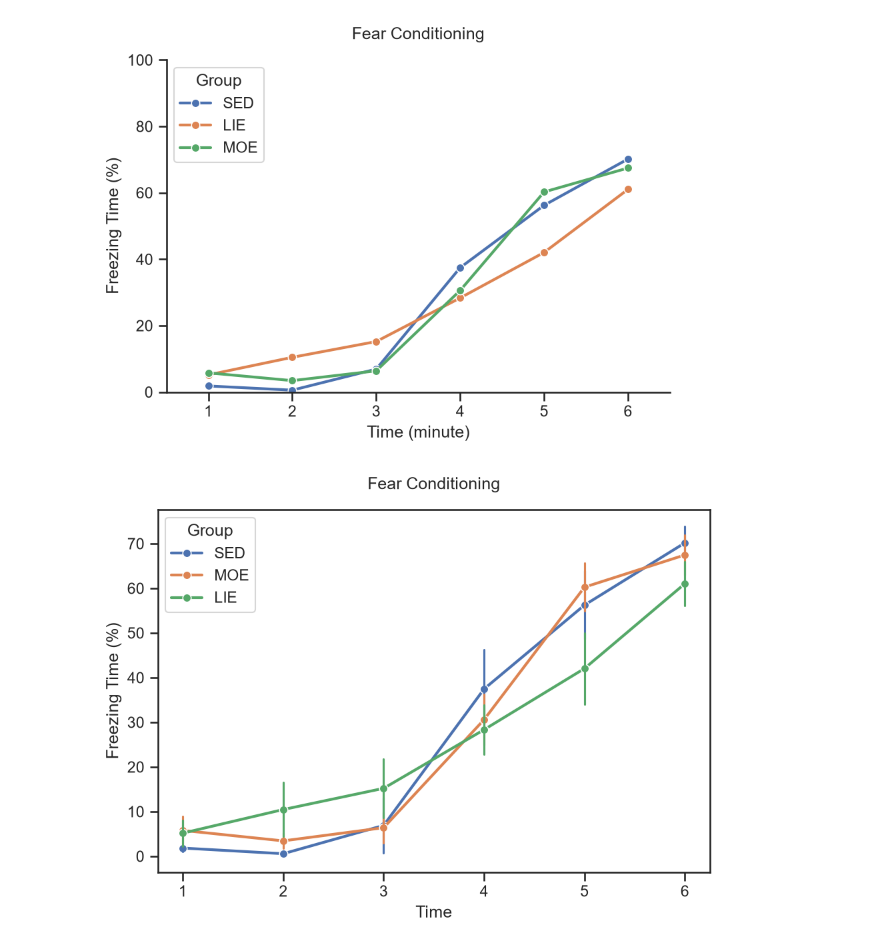
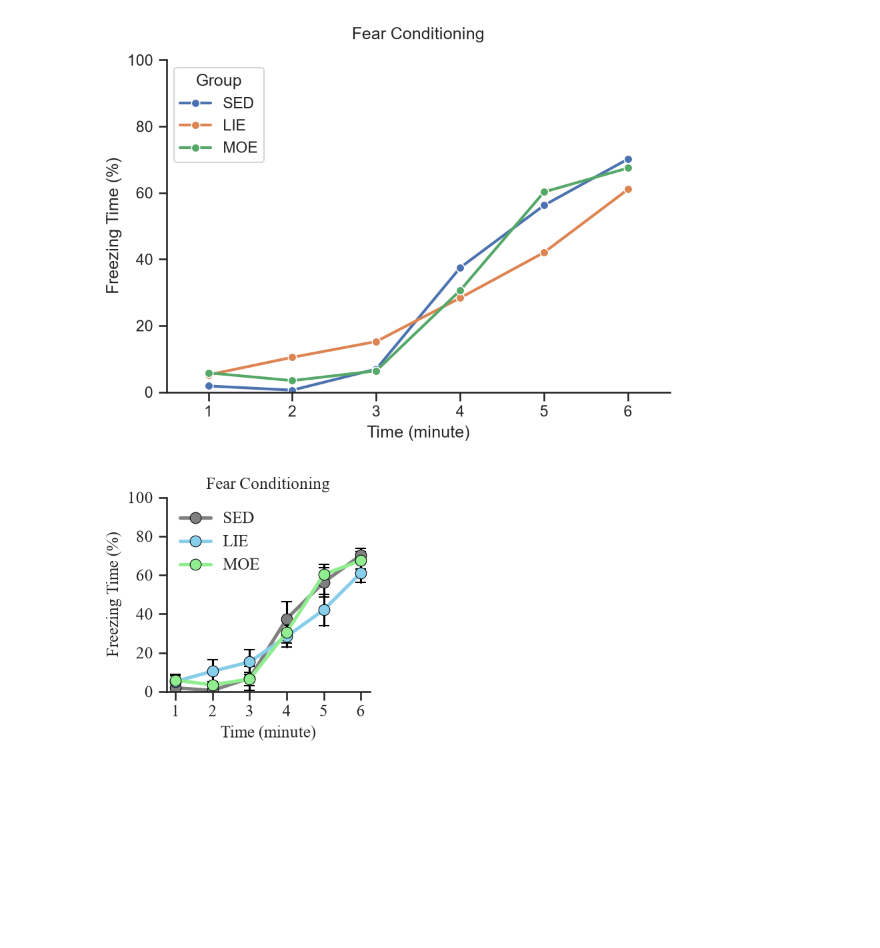
Before and after one commit to RyoShimoda/Python_MSSE_analysis, a Jupyter notebook: scripts/python_test.ipynb, the cells around one changed output. Cells and saved outputs as stored; diff of their text form; code cells hidden in the pictures; blank space fills up the shorter version.

Commit message:
seaborn側のFear Conditioningのグラフを作成。

```diff
--- a/scripts/python_test.ipynb
+++ b/scripts/python_test.ipynb
@@ -174,37 +174,100 @@ plt.show()
 # %% [output]
 [figure]
 # %%
+# seabornを使ったグラフ描画
 # この書き方で事前データを作成する必要はない (seabornのlineplotで自動計算されるため)
+import logging
+from pathlib import Path
+import matplotlib.pyplot as plt
+from matplotlib import font_manager
 import seaborn as sns
-import matplotlib.pyplot as plt
 import pandas as pd
 
-# Group の順番を SED を先頭に固定
-group_order = ["SED"] + [c for c in dataFC["Group"].dropna().unique() if c != "SED"]
+# 保存するディレクトリを作成
+save_dir = Path(r"C:\Users\sryoh\Documents\Python_MSSE_analysis\Results\Plots")
+save_dir.mkdir(parents=True, exist_ok=True)
 
-sns.set_style("ticks")
+# Times New Roman の実ファイルを直接指定
+# font_path = r"C:\Windows\Fonts\times.ttf"
+# fm.fontManager.addfont(font_path)
 
-PlotFC = sns.lineplot(
+# フォント設定
+# plt.rcParams["font.family"] = ["Times New Roman", "DejaVu Serif", "serif"]
+# plt.rcParams["axes.unicode_minus"] = False  # マイナス記号を正しく表示するための設定
+
+# フォントを固定
+font_prop = font_manager.FontProperties(family="Times New Roman")
+
+# 描画順と色
+group_order = ["SED", "LIE", "MOE"]
+palette = {
+    "SED": "gray",
+    "LIE": "skyblue",
+    "MOE": "lightgreen",
+}
+
+sns.set_theme(style="ticks")
+
+fig, ax = plt.subplots(figsize=(3, 3))
+
+sns.lineplot(
     data=dataFC,
     x="Time",
     y="Freezing",
     hue="Group",
     hue_order=group_order,
+    palette=palette,
     estimator="mean",
     errorbar="se",
     marker="o",
-    linewidth=2,
+    markersize=8,
+    linewidth=2.5,
     err_style="bars",
+    err_kws={
+        "ecolor": "black",
+        "elinewidth": 1.5,
+        "capsize": 4,
+        "zorder": 1
+    },
+    markeredgecolor="black",
+    markeredgewidth=.5,
+    ax=ax
 )
 
-plt.xlabel("Time")
-plt.ylabel("Freezing Time (%)")
-plt.title("Fear Conditioning", pad=15)
-plt.legend(title="Group")
+# 軸範囲
+ax.set_ylim(0, 100)
+ax.set_yticks([0, 20, 40, 60, 80, 100])
+# ax.set_xlim(1, 6)
+ax.set_xticks([1, 2, 3, 4, 5, 6])
+
+# ラベル・タイトルとフォントサイズ
+ax.set_title("Fear Conditioning", fontsize=14, fontproperties=font_prop)
+ax.set_xlabel("Time (minute)", fontsize=12, fontproperties=font_prop)
+ax.set_ylabel("Freezing Time (%)", fontsize=12, fontproperties=font_prop)
+
+# 軸目盛りのフォントも強制指定
+ax.tick_params(axis="both", labelsize=12)
+for label in ax.get_xticklabels() + ax.get_yticklabels():
+    label.set_fontproperties(font_prop)
+
+# 凡例: 左上、枠なし、タイトルなし
+legend = ax.legend(title=None, loc="upper left", frameon=False)
+for text in legend.get_texts():
+    text.set_fontproperties(font_prop)
+
+# グラフの枠線を整理して表示
+sns.despine()
 plt.tight_layout()
+
+# 各形式で保存
+plt.savefig(save_dir / "FearConditioning_seaborn.pdf", dpi=300, bbox_inches="tight")
+plt.savefig(save_dir / "FearConditioning_seaborn.svg", dpi=300, bbox_inches="tight")
+plt.savefig(save_dir / "FearConditioning_seaborn.tiff", dpi=300, bbox_inches="tight")
+plt.savefig(save_dir / "FearConditioning_seaborn.png", dpi=300, bbox_inches="tight")
+
 plt.show()
 # %% [output]
-[figure, old version]
+[figure, new version]
 # %%
 # Matplotlibでその場計算しながら描画
 import matplotlib.pyplot as plt
```
Also changed, not shown: parts of 2 cells of this notebook.
